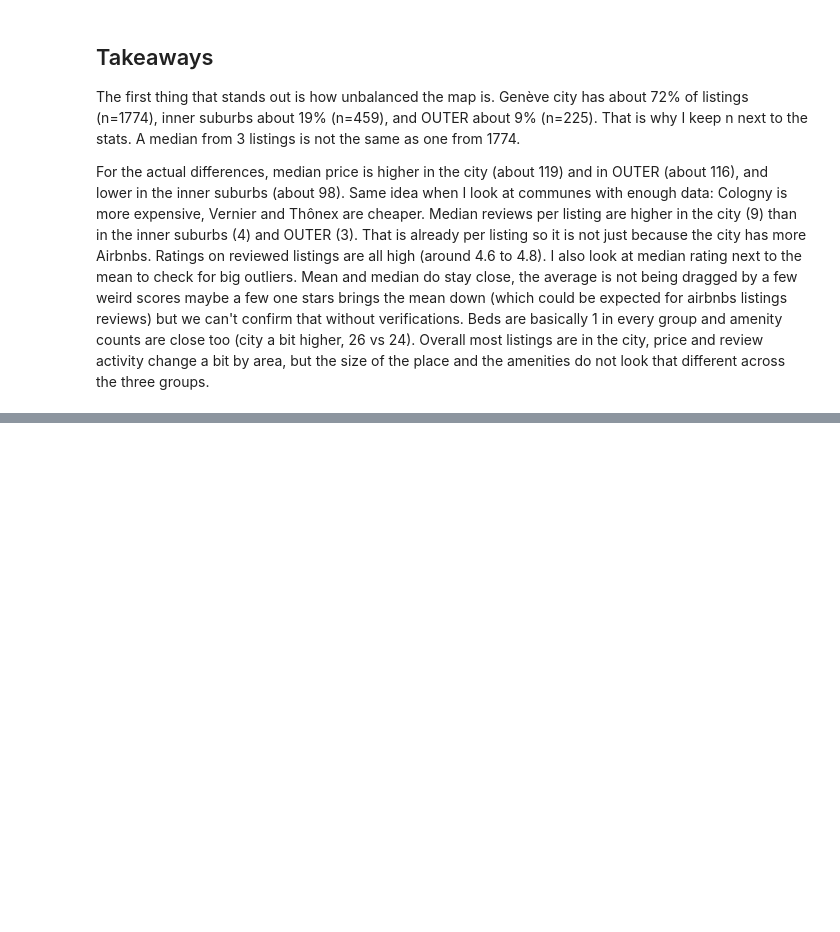
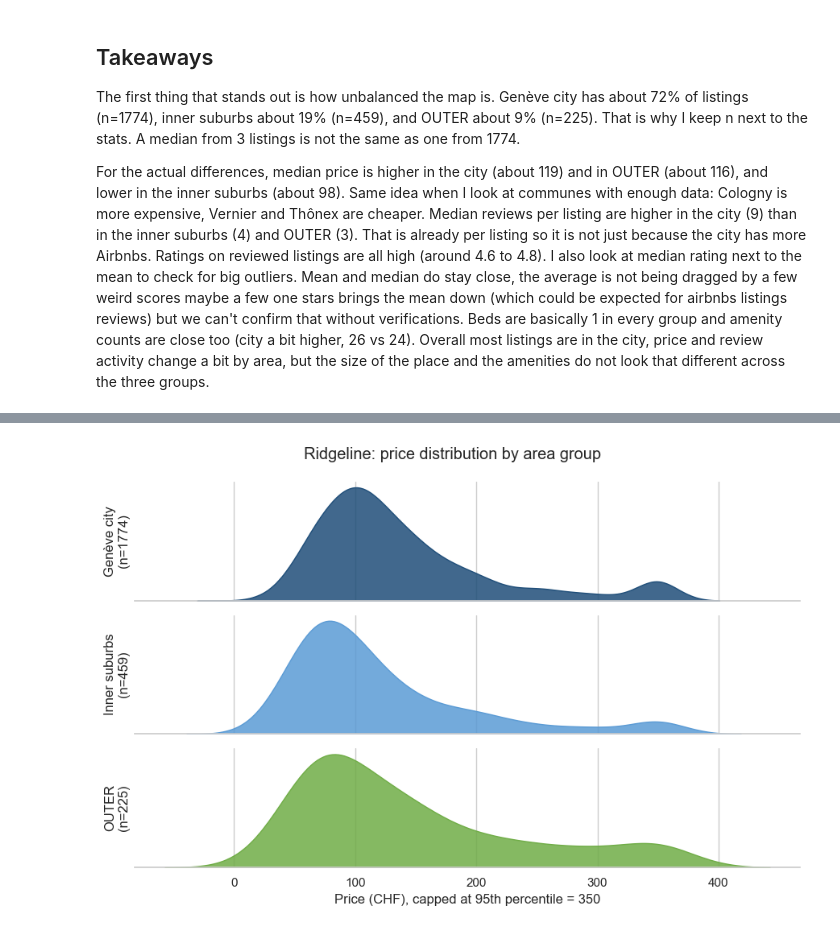
Before and after one commit to simonhamra/Final_Project_AD699, a Jupyter notebook: DATA_PREPARATION.ipynb, the cells around one changed output, grey strips where cells are left out. Cells and saved outputs as stored; diff of their text form; code cells hidden in the pictures; blank space fills up the shorter version.

```diff
--- a/DATA_PREPARATION.ipynb
+++ b/DATA_PREPARATION.ipynb
@@ -549,0 +748,22 @@ For the actual differences, median price is higher in the city (about 119) and i
+# %%
+area_order = ['Genève city', 'Inner suburbs', 'OUTER']
+ridge_colors = ['#1f4e79', '#5b9bd5', '#70ad47']
+
+fig, axes = plt.subplots(nrows=3, ncols=1, figsize=(9, 6), sharex=True)
+
+for ax, area, color in zip(axes, area_order, ridge_colors):
+    subset = df.loc[df['area_group'] == area, 'price_plot']
+    n = (df['area_group'] == area).sum()
+    sns.kdeplot(subset, ax=ax, fill=True, color=color, alpha=0.85, linewidth=1)
+    ax.set_ylabel(f'{area}\n(n={n})')
+    ax.set_yticks([])
+    ax.spines['left'].set_visible(False)
+    ax.spines['top'].set_visible(False)
+    ax.spines['right'].set_visible(False)
+
+axes[-1].set_xlabel(f'Price (CHF), capped at 95th percentile = {price_cap:.0f}')
+fig.suptitle('Ridgeline: price distribution by area group')
+plt.tight_layout()
+plt.show()
+# %% [output]
+[figure, added]
```
Also changed, not shown: parts of 28 cells of this notebook.
